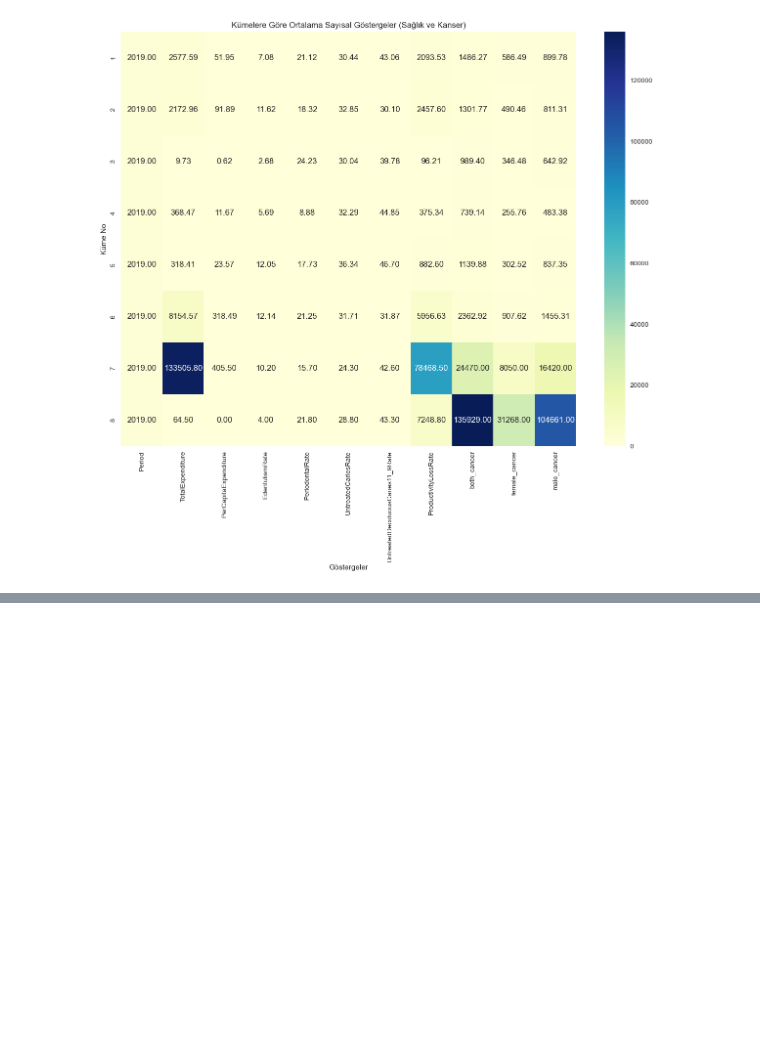
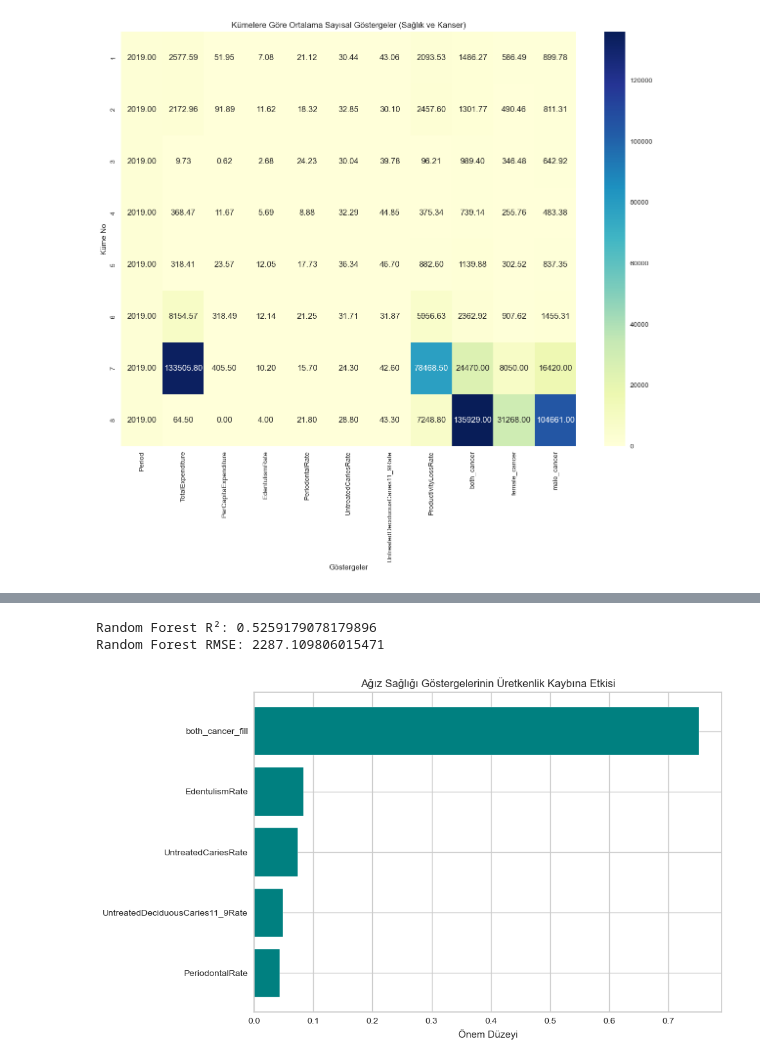
Before and after one commit to GumrahDuyguCulhacik/GlobalDentalStats, a Jupyter notebook: notebooks/mergedlast.ipynb, the cells around one changed output, grey strips where cells are left out. Cells and saved outputs as stored; diff of their text form; code cells hidden in the pictures; blank space fills up the shorter version.

Commit message:
random forest

```diff
--- a/notebooks/mergedlast.ipynb
+++ b/notebooks/mergedlast.ipynb
@@ -1202,0 +1269,10 @@ plt.show()
+# %%
+X_train, X_test, y_train, y_test = train_test_split(X, y, test_size=0.2, random_state=42)
+# %%
+lr_model = LinearRegression()
+lr_model.fit(X_train, y_train)
+y_pred_lr = lr_model.predict(X_test)
+
+# Performans
+print("Linear Regression R²:", r2_score(y_test, y_pred_lr))
+print("Linear Regression RMSE:", mean_squared_error(y_test, y_pred_lr, squared=False))
@@ -1202,0 +1300,41 @@ plt.show()
+# %%
+rf_model = RandomForestRegressor(n_estimators=100, random_state=42)
+rf_model.fit(X_train, y_train)
+y_pred_rf = rf_model.predict(X_test)
+
+# Performans
+print("Random Forest R²:", r2_score(y_test, y_pred_rf))
+print("Random Forest RMSE:", mean_squared_error(y_test, y_pred_rf, squared=False))
+# %% [output]
+Random Forest R²: 0.5259179078179896
+Random Forest RMSE: 2287.109806015471
+# %%
+
+# Özellik isimleri
+features = [
+    "EdentulismRate",
+    "PeriodontalRate",
+    "UntreatedCariesRate",
+    "UntreatedDeciduousCaries11_9Rate",
+    "both_cancer_fill"
+]
+
+# Feature importance değerlerini al
+importances = rf_model.feature_importances_
+
+# DataFrame'e dönüştür
+importance_df = pd.DataFrame({
+    "Feature": features,
+    "Importance": importances
+}).sort_values(by="Importance", ascending=False)
+
+# Görselleştirme
+plt.figure(figsize=(10,6))
+plt.barh(importance_df["Feature"], importance_df["Importance"], color="teal")
+plt.xlabel("Önem Düzeyi")
+plt.title("Ağız Sağlığı Göstergelerinin Üretkenlik Kaybına Etkisi")
+plt.gca().invert_yaxis()
+plt.tight_layout()
+plt.show()
+# %% [output]
+[figure, added]
```
Also changed, not shown: parts of 16 cells of this notebook.
